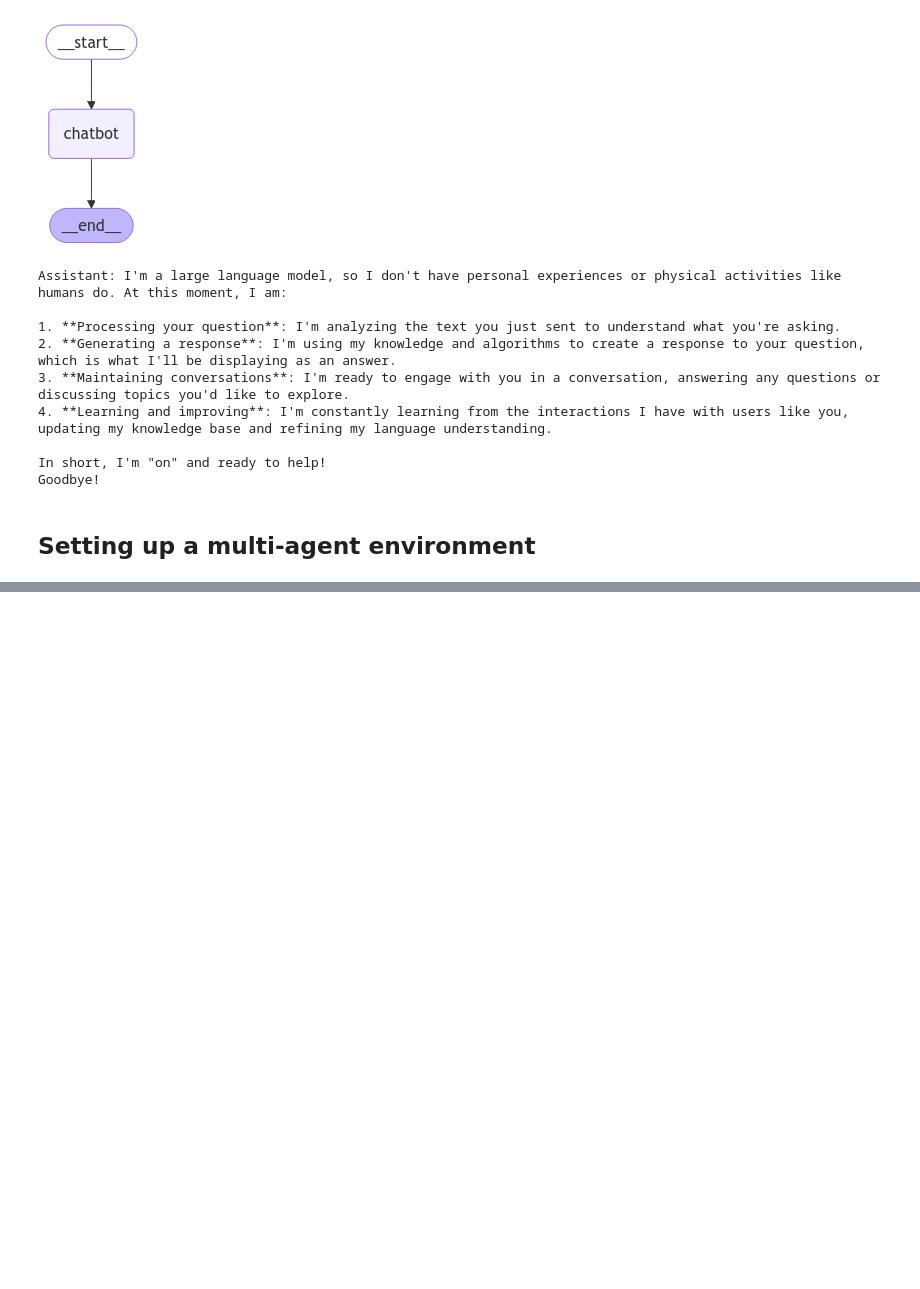
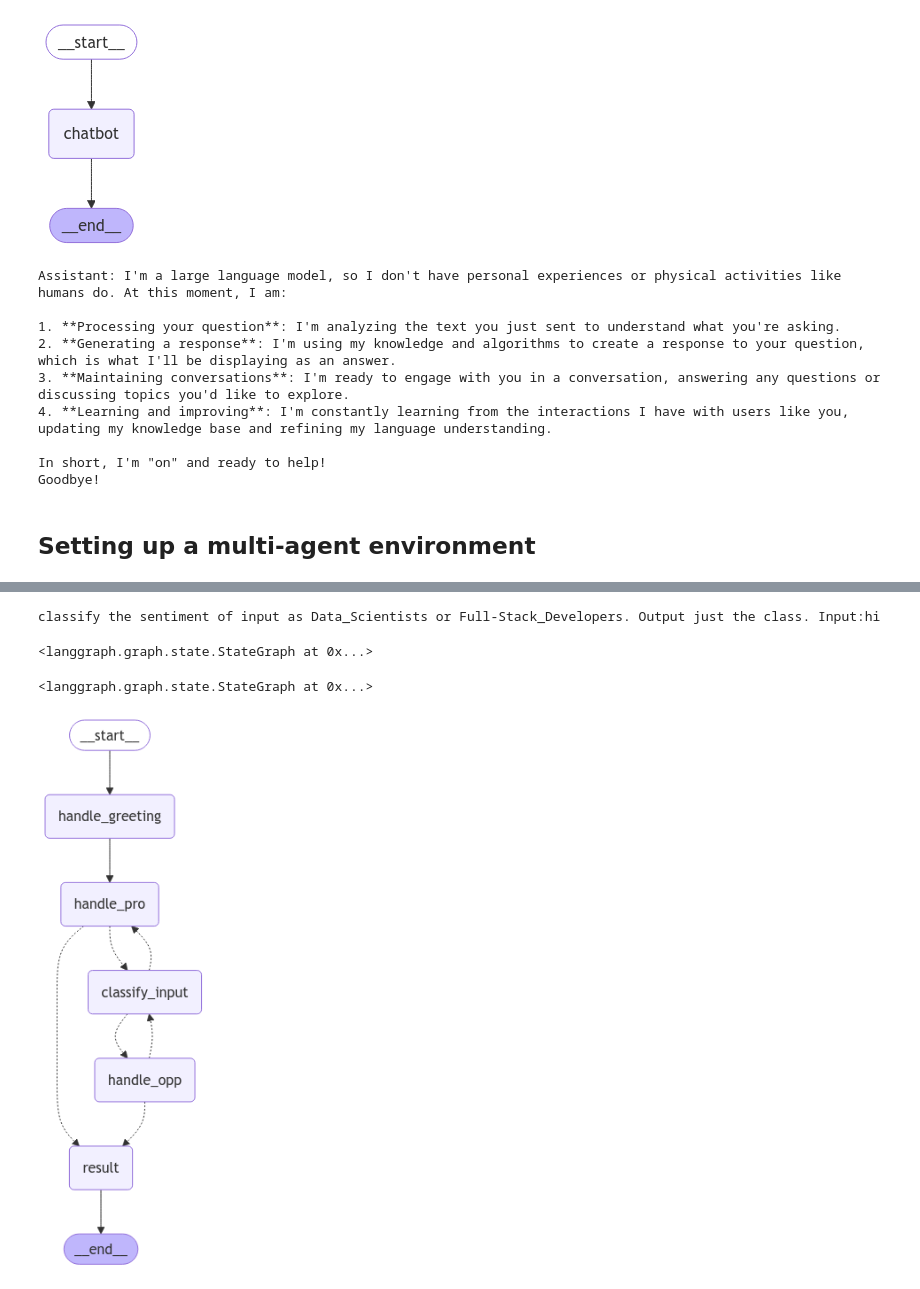
Before and after one commit to GThakur26/Agentic-AI-Workflow-Research-Conscious-AI, a Jupyter notebook: Agentic AI Software Exploration.ipynb, the cells around one changed output, grey strips where cells are left out. Saved outputs shown, nothing was run; the diff lists cells and outputs as text; code cells hidden in the pictures; blank space fills up the shorter version.

Commit message:
adding new prompts for workflow

```diff
--- a/Agentic AI Software Exploration.ipynb
+++ b/Agentic AI Software Exploration.ipynb
@@ -203,0 +520,8 @@ Conversation completed with all turns.
+# %%
+from langchain_core.output_parsers.list import CommaSeparatedListOutputParser
+output_parser = CommaSeparatedListOutputParser()
+output = llm("I wish to have a debate on {}. What would be the fighting sides called? Output just the names and nothing else as comma separated list".format(debate_topic))
+classes = output_parser.invoke(output)
+
+print(classes)
+classes = ['Data Scientists', 'Full-Stack Developers']
@@ -203,0 +530,10 @@ Conversation completed with all turns.
+# %%
+class GraphState(TypedDict):
+    classification: Optional[str] = None
+    history: Optional[str] = None
+    current_response: Optional[str] = None
+    count: Optional[int]=None
+    results: Optional[str]=None
+    greeting: Optional[str]=None
+
+workflow = StateGraph(GraphState)
@@ -203,0 +587,59 @@ Conversation completed with all turns.
+# %%
+question = "hi"
+print("classify the sentiment of input as {} or {}. Output just the class. Input:{}".format('_'.join(classes[0].split(' ')),'_'.join(classes[1].split(' ')),question))
+# %% [output]
+classify the sentiment of input as Data_Scientists or Full-Stack_Developers. Output just the class. Input:hi
+# %%
+def decide_next_node(state):
+    return "handle_opp" if state.get('classification')=='_'.join(classes[0].split(' ')) else "handle_pro"
+
+def check_conv_length(state):
+    return "result" if state.get("count")==10 else "classify_input"
+
+workflow.add_conditional_edges(
+    "classify_input",
+    decide_next_node,
+    {
+        "handle_pro": "handle_pro",
+        "handle_opp": "handle_opp"
+    }
+)
+
+workflow.add_conditional_edges(
+    "handle_pro",
+    check_conv_length,
+    {
+        "result": "result",
+        "classify_input": "classify_input"
+    }
+)
+
+workflow.add_conditional_edges(
+    "handle_opp",
+    check_conv_length,
+    {
+        "result": "result",
+        "classify_input": "classify_input"
+    }
+)
+# %% [output]
+<langgraph.graph.state.StateGraph at 0x...>
+# %%
+workflow.set_entry_point("handle_greeting")
+workflow.add_edge('handle_greeting', "handle_pro")
+workflow.add_edge('result', END)
+# %% [output]
+<langgraph.graph.state.StateGraph at 0x...>
+# %%
+app = workflow.compile()
+conversation = app.invoke({'count':0,'history':'Nothing','current_response':''})
+# %%
+from IPython.display import Image, display
+
+try:
+    display(Image(app.get_graph().draw_mermaid_png()))
+except Exception:
+    # This requires some extra dependencies and is optional
+    pass
+# %% [output]
+[figure, added]
```
Also changed, not shown: parts of 19 cells of this notebook.
